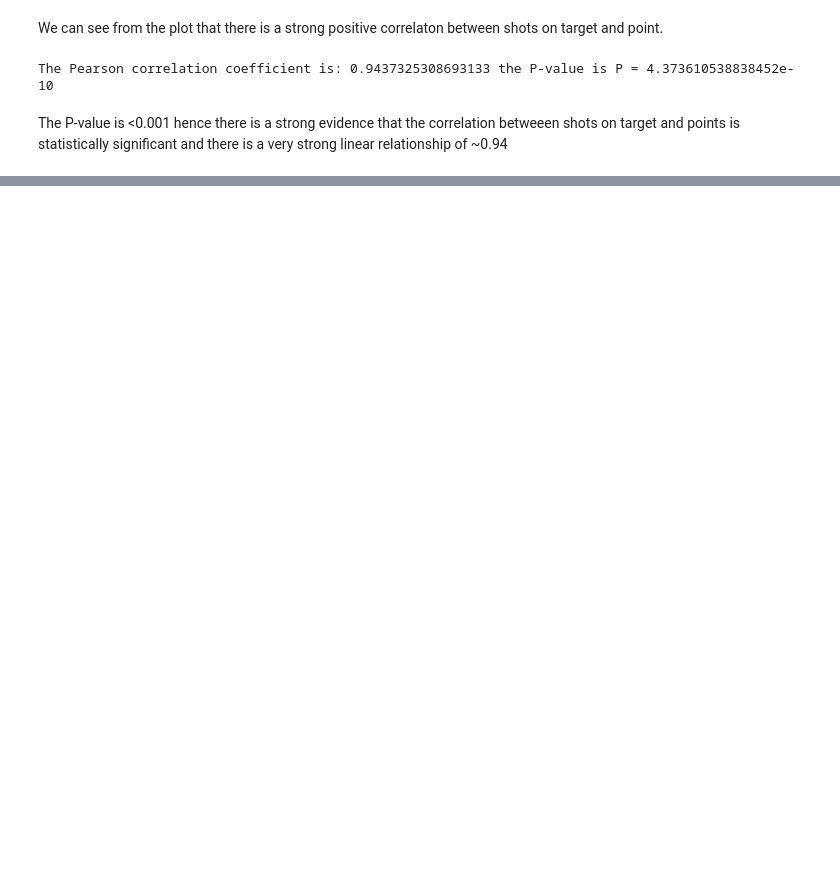
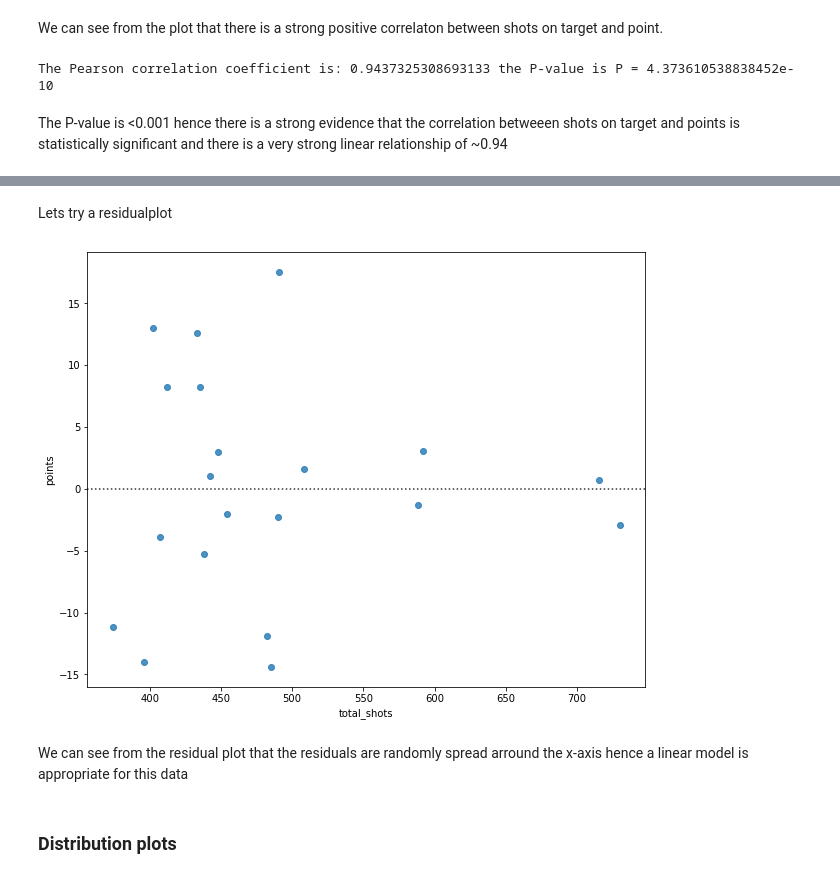
Before and after one commit to warren-bit/Data-analysis-with-python, a Jupyter notebook: Analysis of premier league data/Analysis of premier league data.ipynb, the cells around one changed output, grey strips where cells are left out. Drawn from its saved outputs; the diff is of its cells as text; code cells hidden in the pictures; blank space fills up the shorter version.

```diff
--- a/Analysis of premier league data/Analysis of premier league data.ipynb
+++ b/Analysis of premier league data/Analysis of premier league data.ipynb
@@ -330,0 +544,12 @@ table.head(5)
+# %% [markdown]
+Lets try a residualplot
+# %%
+plt.figure(figsize = (width, height))
+sns.residplot(x = "total_shots", y = "points", data = table)
+plt.show()
+# %% [output]
+[figure, added]
+# %% [markdown]
+We can see from the residual plot that the residuals are randomly spread arround the x-axis hence a linear model is appropriate for this data
+# %% [markdown]
+### Distribution plots
```
Also changed, not shown: parts of 46 cells of this notebook.
